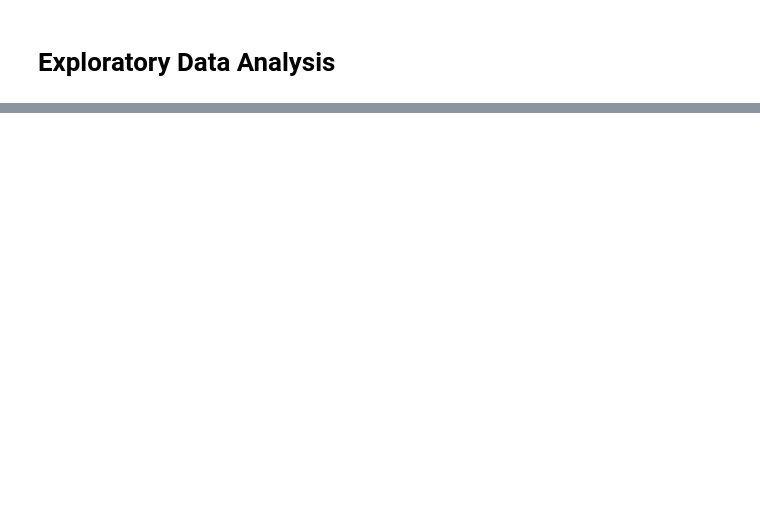
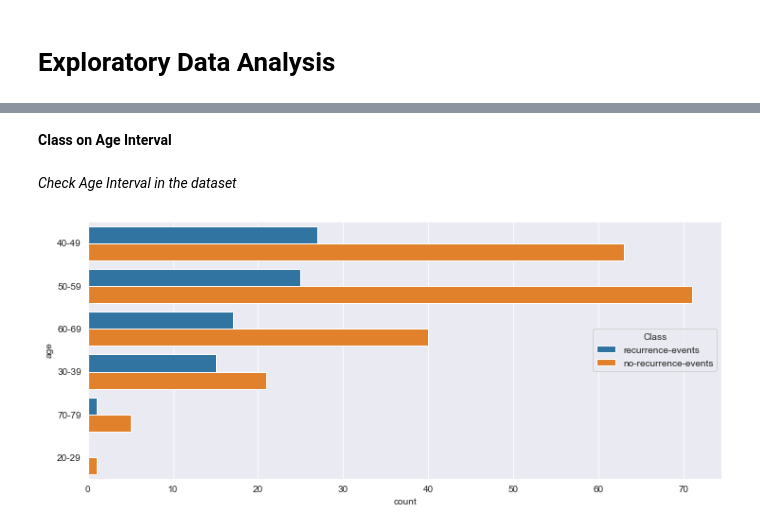
Before and after one commit to diogofbraga/MachineLearningAssignments, a Jupyter notebook: BreastCancer/BreastCancer.ipynb, the cells around one changed output, grey strips where cells are left out. Drawn from its saved outputs; the diff is of its cells as text; code cells hidden in the pictures; blank space fills up the shorter version.

```diff
--- a/BreastCancer/BreastCancer.ipynb
+++ b/BreastCancer/BreastCancer.ipynb
@@ -103,0 +111,10 @@ dtype: int64
+# %% [markdown]
+**Class on Age Interval**
+# %% [markdown]
+*Check Age Interval in the dataset*
+# %%
+plt.figure(figsize=(12, 5))
+sns.countplot(y="age", hue="Class", data=data)
+plt.show()
+# %% [output]
+[figure, added]
```
Also changed, not shown: parts of 26 cells of this notebook.
